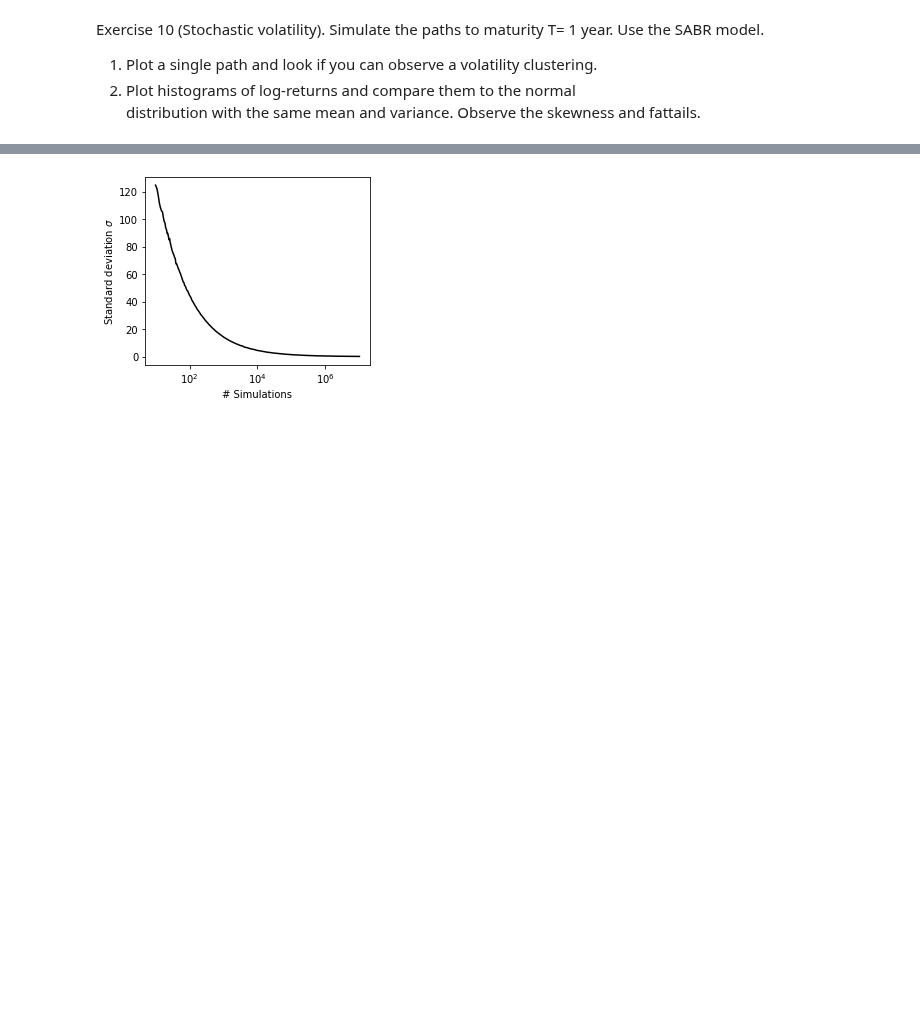
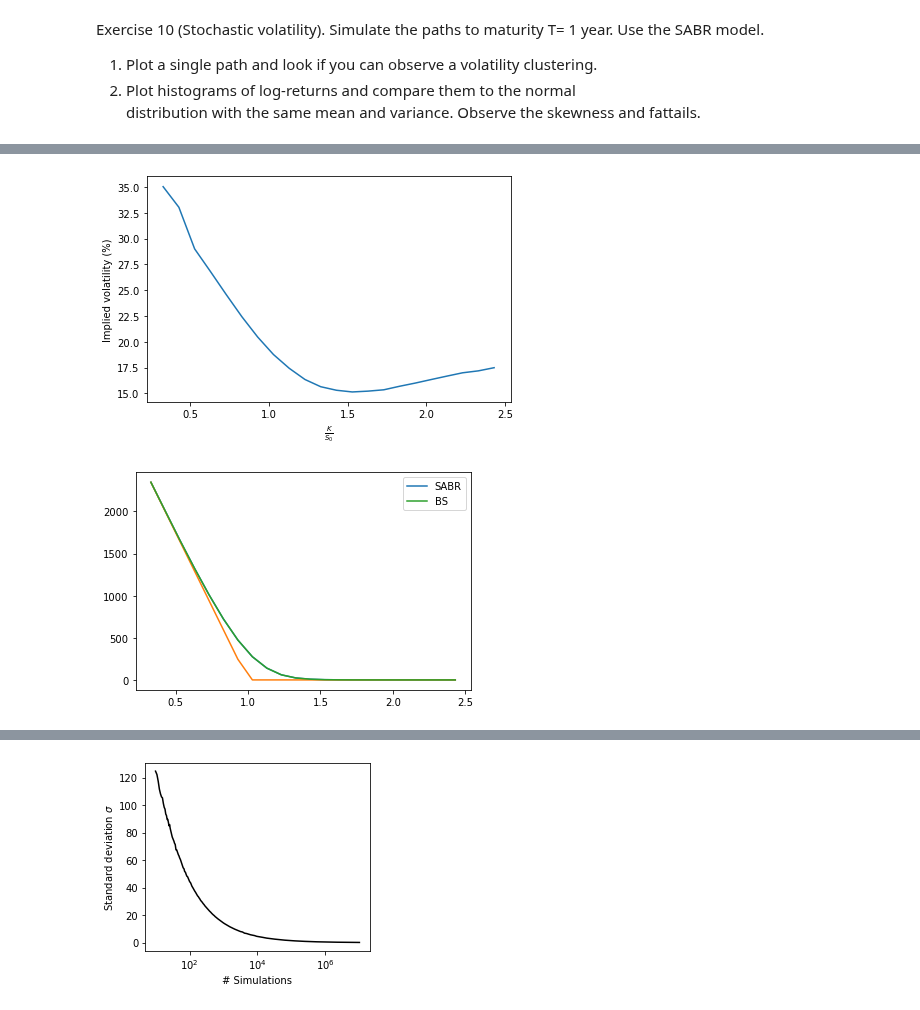
Before and after one commit to WillemJan9519/SPFDM-2, a Jupyter notebook: SPFDM 2.ipynb, the cells around one changed output, grey strips where cells are left out. Drawn from its saved outputs; the diff is of its cells as text; code cells hidden in the pictures; blank space fills up the shorter version.

```diff
--- a/SPFDM 2.ipynb
+++ b/SPFDM 2.ipynb
@@ -308,0 +301,5 @@ SV.plot_single()
+# %%
+SV.calc_implied_vola()
+# %% [output]
+[figure, added]
+[figure, added]
```
Also changed, not shown: parts of 6 cells of this notebook.
